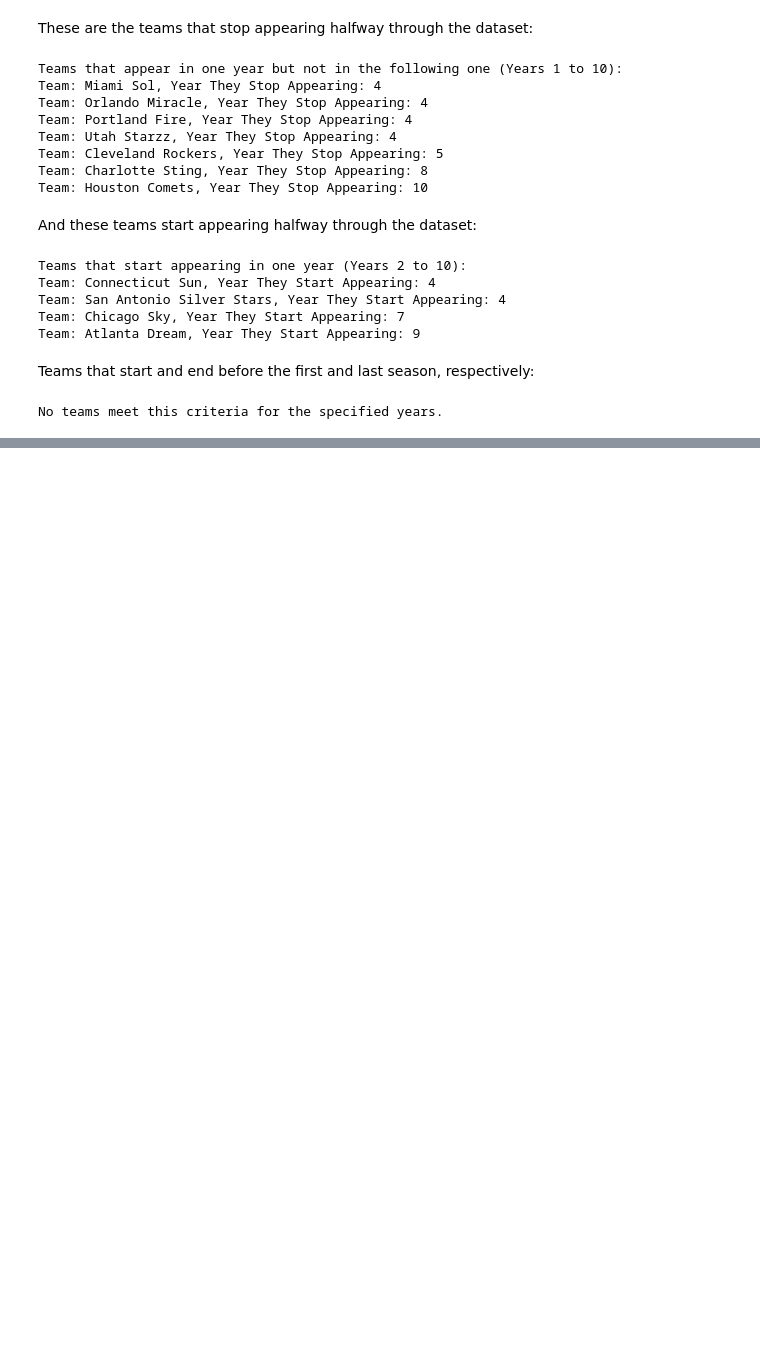
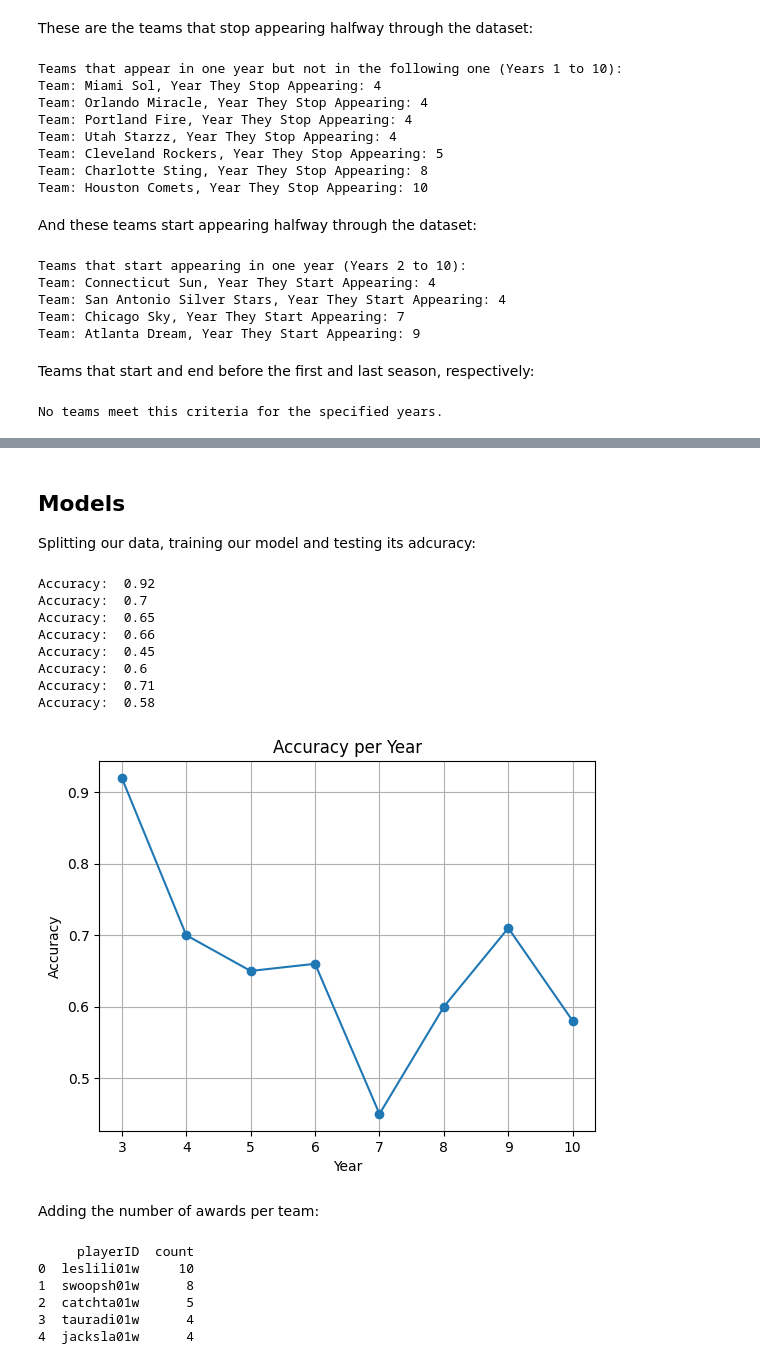
Before and after one commit to P1ntas/Machine-Learning, a Jupyter notebook: notebook.ipynb, the cells around one changed output, grey strips where cells are left out. Saved outputs shown, nothing was run; the diff lists cells and outputs as text; code cells hidden in the pictures; blank space fills up the shorter version.

```diff
--- a/notebook.ipynb
+++ b/notebook.ipynb
@@ -67,13 +65,10 @@ for team in data['name'].unique():
     if set(years_for_team) == set(all_years):
         common_teams.append(team)
 
-# Print the teams that appear in all years
 if common_teams:
     print("Teams that appear in all years:")
     for team in common_teams:
         print(team)
-else:
-    print("No teams appear in all years.")
 
 print(f"\nNumber of teams that appear all years: {len(common_teams)}")
 # %% [output]
@@ -92,10 +87,8 @@ Number of teams that appear all years: 9
 # %% [markdown]
 These are the teams that stop appearing halfway through the dataset:
 # %%
-# Sort the data by year and name
 data = data.sort_values(by=["year", "name"])
 
-# Initialize a list to store teams that appear in one year but not the following one
 teams_that_disappear = []
 
 for year in range(1, 10):
@@ -112,13 +105,10 @@ for year in range(1, 10):
             stop_year = year + 1
             teams_that_disappear.append((team, stop_year))
 
-# Print the teams that appear in one year but not in the following one
 if teams_that_disappear:
     print("Teams that appear in one year but not in the following one (Years 1 to 10):")
     for team, stop_year in teams_that_disappear:
         print(f"Team: {team}, Year They Stop Appearing: {stop_year}")
-else:
-    print("No teams meet this criteria for the specified years.")
 # %% [output]
 Teams that appear in one year but not in the following one (Years 1 to 10):
 Team: Miami Sol, Year They Stop Appearing: 4
@@ -179,0 +228,69 @@ No teams meet this criteria for the specified years.
+# %% [markdown]
+## Models
+
+Splitting our data, training our model and testing its adcuracy:
+# %%
+data['playoff'] = data['playoff'].replace({'Y': 1, 'N': 0})
+
+def run_model():
+    accuracy_list = []
+
+    for year in range(2, 10):
+        current_year_data = data[data['year'] == year]
+        previous_years_data = data[data['year'] < year]
+
+        current_year_data = current_year_data.copy()
+
+        X = previous_years_data.drop(columns=["playoff"])
+        X = pd.get_dummies(X, columns=["tmID"])
+
+        Y = previous_years_data["playoff"]
+
+        X_train, X_test, Y_train, Y_test = train_test_split(X, Y, test_size=0.7, random_state=42)
+
+        model = DecisionTreeClassifier(random_state=42)
+
+        model.fit(X_train, Y_train)
+
+        predictions = model.predict(X_test)
+
+        accuracy = round(accuracy_score(Y_test, predictions), 2)
+        print("Accuracy: ", accuracy)
+        accuracy_list.append(accuracy)
+
+    plt.plot(list(range(3, 11)), accuracy_list, marker='o', linestyle='-')
+    plt.xlabel("Year")
+    plt.ylabel("Accuracy")
+    plt.title("Accuracy per Year")
+    plt.grid(True)
+    plt.show()
+    return
+
+run_model()
+# %% [output]
+Accuracy:  0.92
+Accuracy:  0.7
+Accuracy:  0.65
+Accuracy:  0.66
+Accuracy:  0.45
+Accuracy:  0.6
+Accuracy:  0.71
+Accuracy:  0.58
+[figure, added]
+# %% [markdown]
+Adding the number of awards per team:
+# %%
+players_teams = pd.read_csv("basketballPlayoffs/players_teams.csv")
+players_awards = pd.read_csv("basketballPlayoffs/awards_players.csv")
+
+player_counts = players_awards['playerID'].value_counts().reset_index()
+player_counts.columns = ['playerID', 'count']
+
+print(player_counts.head(5))
+# %% [output]
+     playerID  count
+0  leslili01w     10
+1  swoopsh01w      8
+2  catchta01w      5
+3  tauradi01w      4
+4  jacksla01w      4
```
Also changed, not shown: parts of 15 cells of this notebook.
